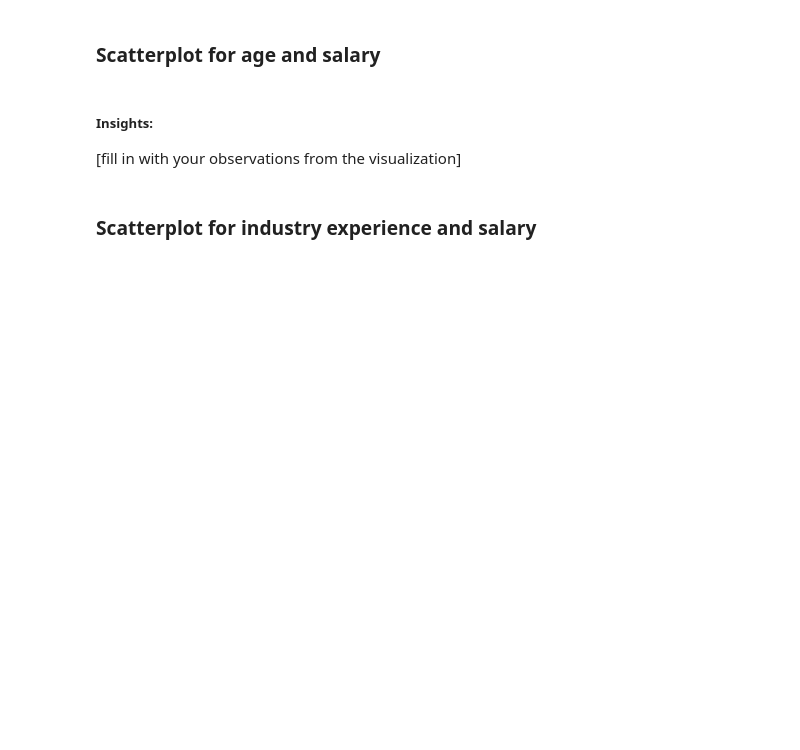
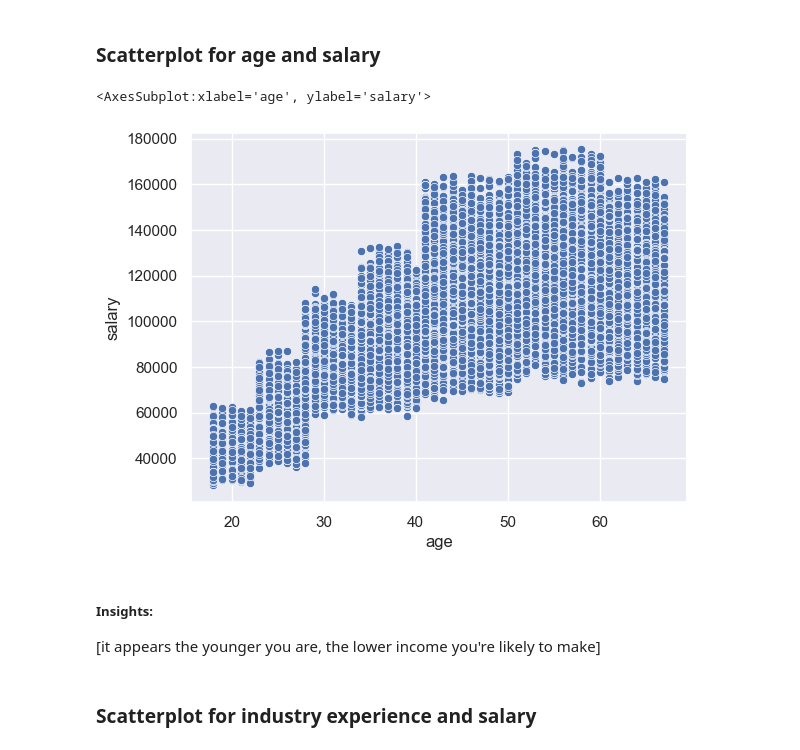
Before and after one commit to KelseyATaylor/exploratory-data-analysis, a Jupyter notebook: starter/Unit_3_-_EDA_.ipynb, the cells around one changed output. Saved outputs shown, nothing was run; the diff lists cells and outputs as text; code cells hidden in the pictures; blank space fills up the shorter version.

```diff
--- a/starter/Unit_3_-_EDA_.ipynb
+++ b/starter/Unit_3_-_EDA_.ipynb
@@ -496,10 +510,15 @@ In the end of Part 2, you began looking at relationships between variables when
 ### Scatterplot for age and salary
 # %%
 # create scatterplot for age and salary
+# %%
+sns.scatterplot(data=salary_df, x='age', y='salary')
+# %% [output]
+<AxesSubplot:xlabel='age', ylabel='salary'>
+[figure, added]
 # %% [markdown]
 ##### Insights:
 
-[fill in with your observations from the visualization]
+[it appears the younger you are, the lower income you're likely to make]
 # %% [markdown]
 ### Scatterplot for industry experience and salary
 # %%
```
Also changed, not shown: parts of 85 cells of this notebook.
